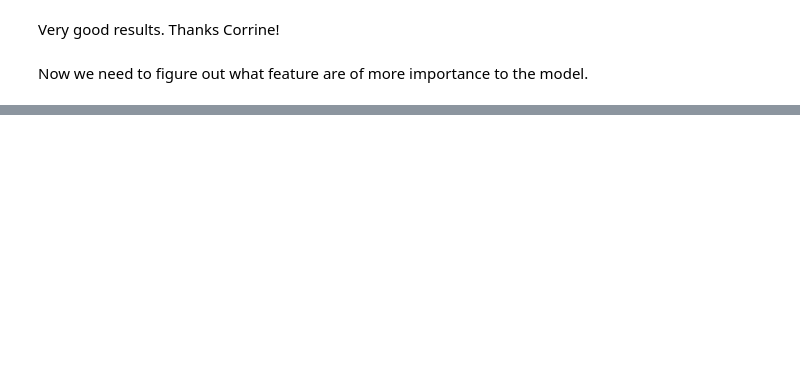
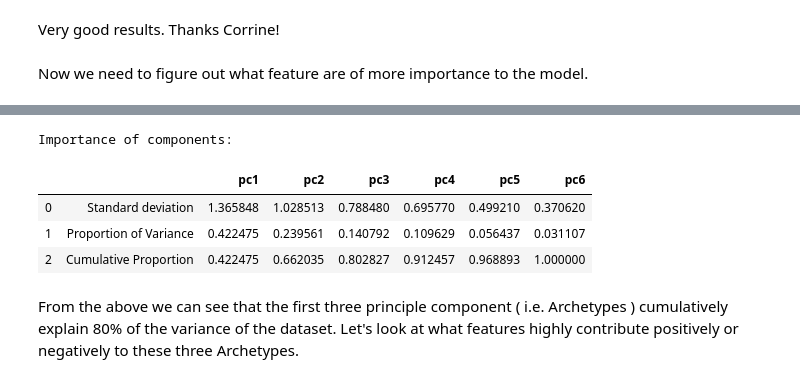
Before and after one commit to fsafe/ultimate_challenge, a Jupyter notebook: ultimate_challenge_part_3.ipynb, the cells around one changed output, grey strips where cells are left out. Saved outputs shown, nothing was run; the diff lists cells and outputs as text; code cells hidden in the pictures; blank space fills up the shorter version.

Commit message:
added section on feature importance

```diff
--- a/ultimate_challenge_part_3.ipynb
+++ b/ultimate_challenge_part_3.ipynb
@@ -247,0 +252,10 @@ Archetypes:
+# %%
+model._model_json["output"]["importance"]
+# %% [output]
+Importance of components:
+|  |  | pc1 | pc2 | pc3 | pc4 | pc5 | pc6 |
+| 0 | Standard deviation | 1.365848 | 1.028513 | 0.788480 | 0.695770 | 0.499210 | 0.370620 |
+| 1 | Proportion of Variance | 0.422475 | 0.239561 | 0.140792 | 0.109629 | 0.056437 | 0.031107 |
+| 2 | Cumulative Proportion | 0.422475 | 0.662035 | 0.802827 | 0.912457 | 0.968893 | 1.000000 |
+# %% [markdown]
+From the above we can see that the first three principle component ( i.e. Archetypes ) cumulatively explain 80% of the variance of the dataset. Let's look at what features highly contribute positively or negatively to these three Archetypes.
```
Also changed, not shown: parts of 18 cells of this notebook.
